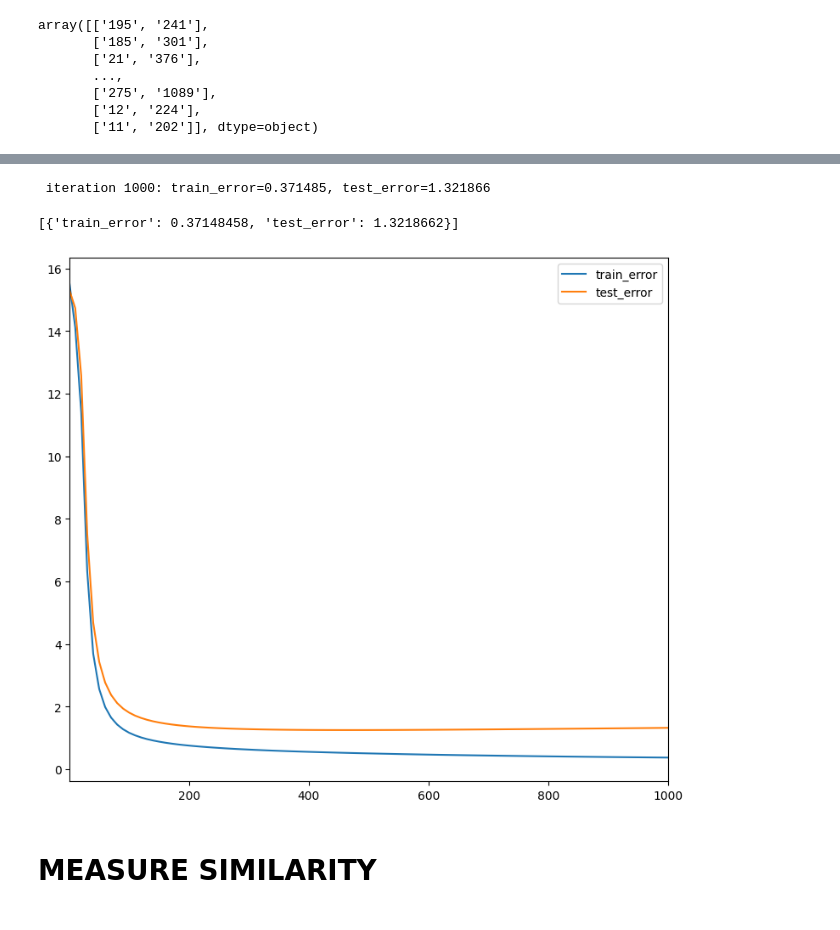
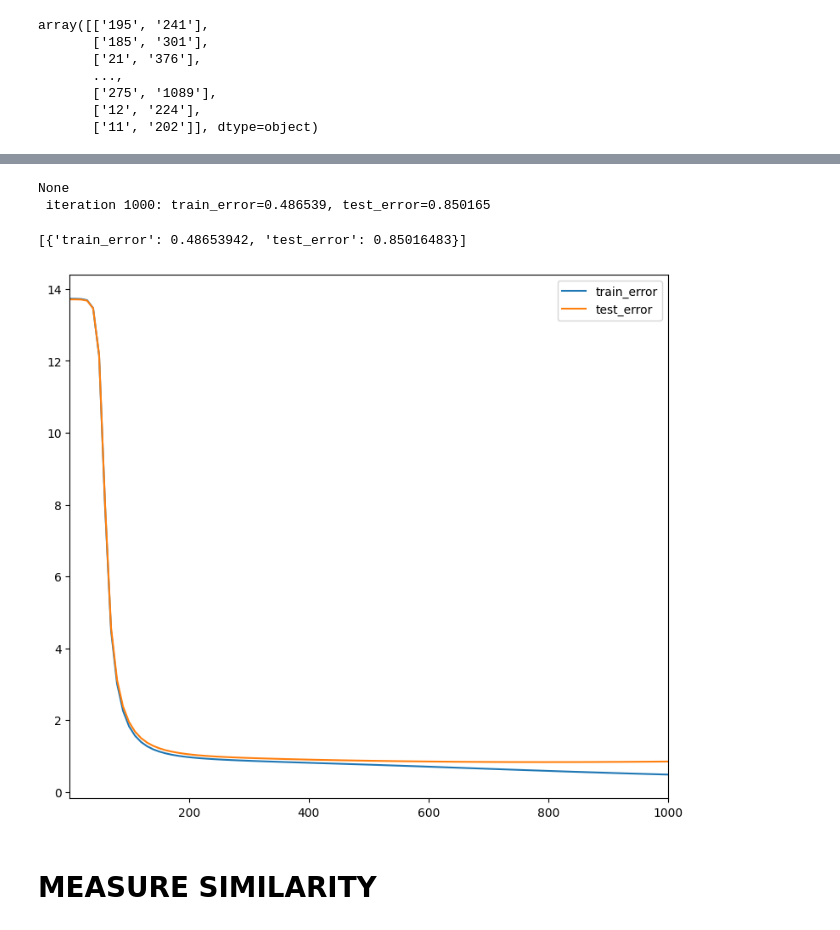
Before and after one commit to sayid-alt/mymachine-learning, a Jupyter notebook: recommender-system/movielens_recommender.ipynb, the cells around one changed output, grey strips where cells are left out. Drawn from its saved outputs; the diff is of its cells as text; code cells hidden in the pictures.

```diff
--- a/recommender-system/movielens_recommender.ipynb
+++ b/recommender-system/movielens_recommender.ipynb
@@ -487,12 +517,14 @@ def build_model(ratings, embedding_dims, init_stddev):
 
   return CFModel(embeddings, train_loss, metrics=[metrics])
 # %%
-model = build_model(ratings, embedding_dims=30, init_stddev=0.5)
-model.train(num_iterations=1000, learning_rate=10)
+model = build_model(ratings, embedding_dims=30, init_stddev=0.025)
+print(model.embeddings['user_id'])
+model.train(num_iterations=1000, learning_rate=8)
 # %% [output]
- iteration 1000: train_error=0.371485, test_error=1.321866
+None
+ iteration 1000: train_error=0.486539, test_error=0.850165
-[{'train_error': 0.37148458, 'test_error': 1.3218662}]
+[{'train_error': 0.48653942, 'test_error': 0.85016483}]
-[figure, old version]
+[figure, new version]
 # %% [markdown]
 # **MEASURE SIMILARITY**
 # %%
```
Also changed, not shown: parts of 8 cells of this notebook.
